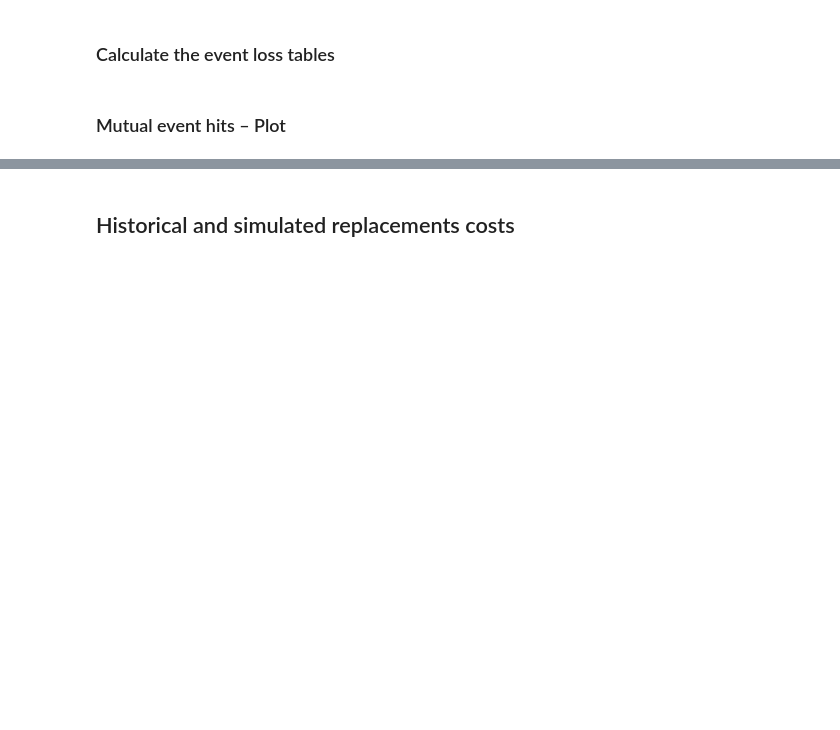
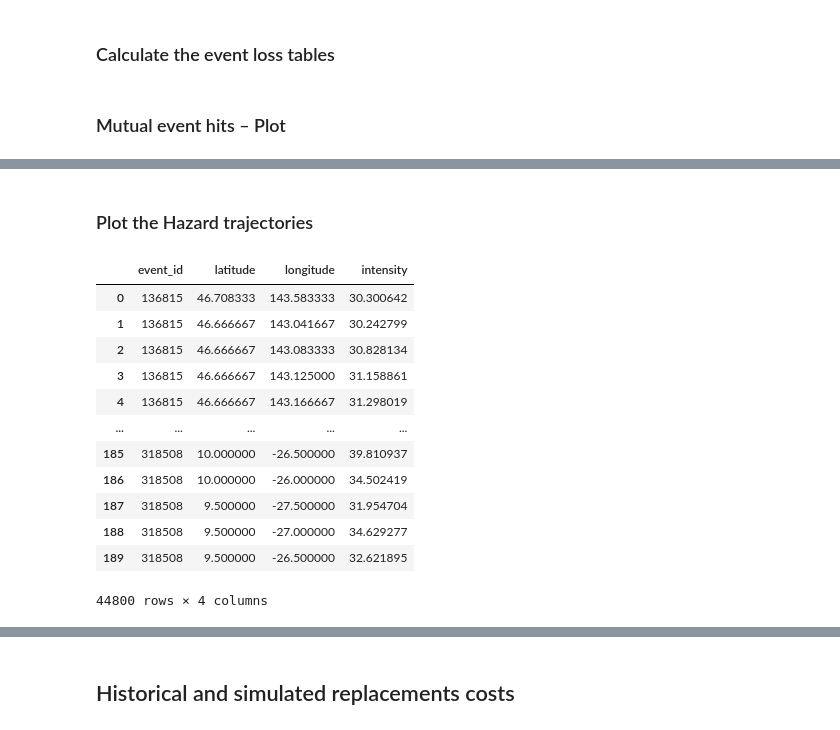
Before and after one commit to viggowat/202312_TCFD_project, a Jupyter notebook: company_analysis.ipynb, the cells around one changed output, grey strips where cells are left out. Saved outputs shown, nothing was run; the diff lists cells and outputs as text; code cells hidden in the pictures; blank space fills up the shorter version.

```diff
--- a/company_analysis.ipynb
+++ b/company_analysis.ipynb
@@ -705,0 +543,2 @@ plt.show()
+# %% [markdown]
+### Plot the Hazard trajectories
@@ -705,0 +565,16 @@ plt.show()
+# %%
+haz_filt_df
+# %% [output]
+|  | event_id | latitude | longitude | intensity |
+| 0 | 136815 | 46.708333 | 143.583333 | 30.300642 |
+| 1 | 136815 | 46.666667 | 143.041667 | 30.242799 |
+| 2 | 136815 | 46.666667 | 143.083333 | 30.828134 |
+| 3 | 136815 | 46.666667 | 143.125000 | 31.158861 |
+| 4 | 136815 | 46.666667 | 143.166667 | 31.298019 |
+| ... | ... | ... | ... | ... |
+| 185 | 318508 | 10.000000 | -26.500000 | 39.810937 |
+| 186 | 318508 | 10.000000 | -26.000000 | 34.502419 |
+| 187 | 318508 | 9.500000 | -27.500000 | 31.954704 |
+| 188 | 318508 | 9.500000 | -27.000000 | 34.629277 |
+| 189 | 318508 | 9.500000 | -26.500000 | 32.621895 |
+44800 rows × 4 columns
```
Also changed, not shown: parts of 31 cells of this notebook, 1 other file.
